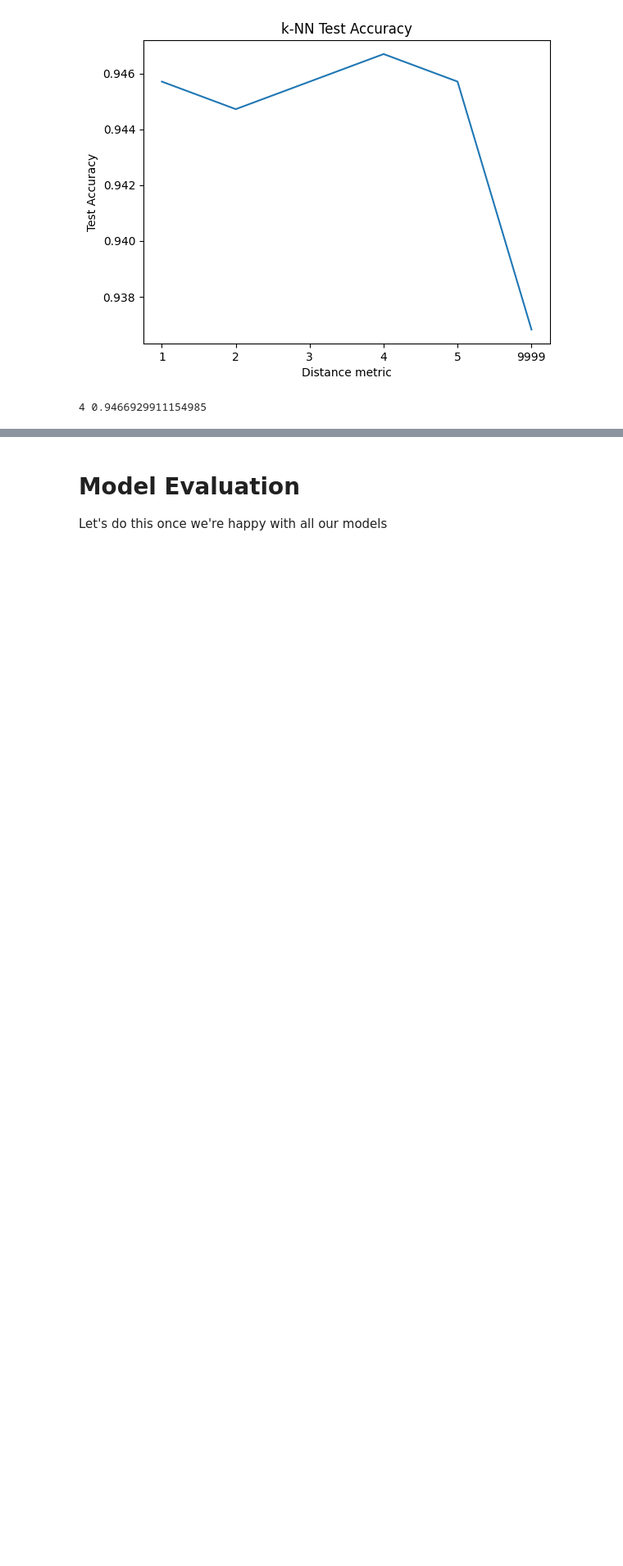
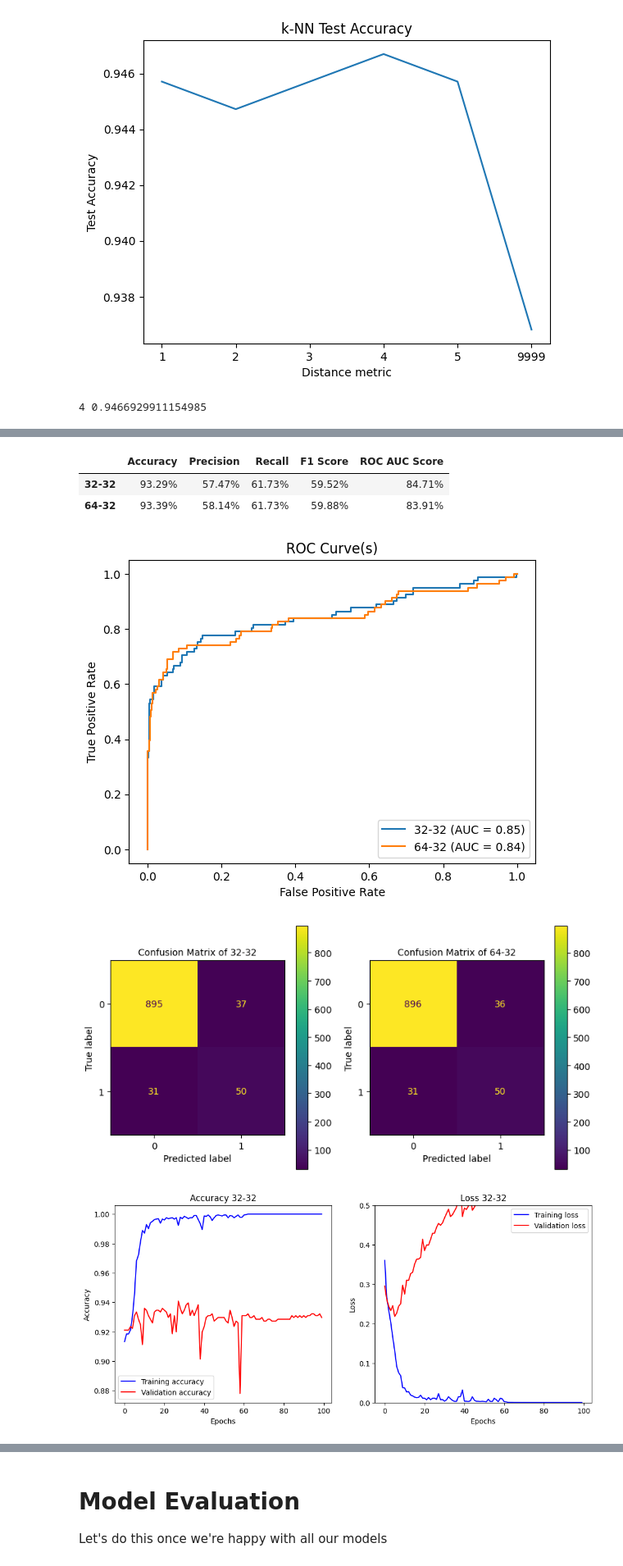
Before and after one commit to satyam04sharma/CECS550_FinalProject, a Jupyter notebook: CECS550_PR_Final_Project.ipynb, the cells around one changed output, grey strips where cells are left out. Shown at 82% size. Drawn from its saved outputs; the diff is of its cells as text; code cells hidden in the pictures; blank space fills up the shorter version.

```diff
--- a/CECS550_PR_Final_Project.ipynb
+++ b/CECS550_PR_Final_Project.ipynb
@@ -1091,0 +1286,5 @@ parzens = []
+# %%
+m32_32 = evaluate_model(genmodel(32, 32), merged_df, onehot=onehots, epochs=100, batch_size=32, name="32-32")
+m64_32 = evaluate_model(genmodel(64, 32), merged_df, onehot=onehots, epochs=100, batch_size=32, name="64-32")
+display_evaluation_model(m32_32, m64_32)
+# %% [output]
@@ -1091,0 +1295,6 @@ parzens = []
+|  | Accuracy | Precision | Recall | F1 Score | ROC AUC Score |
+| 32-32 | 93.29% | 57.47% | 61.73% | 59.52% | 84.71% |
+| 64-32 | 93.39% | 58.14% | 61.73% | 59.88% | 83.91% |
+[figure, added]
+[figure, added]
+[figure, added]
```
Also changed, not shown: parts of 8 cells of this notebook.
